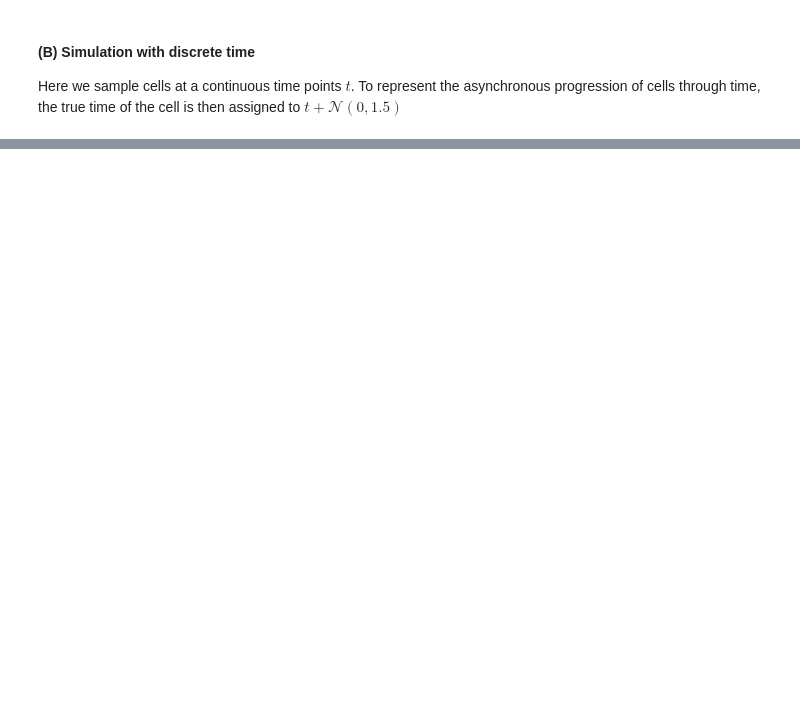
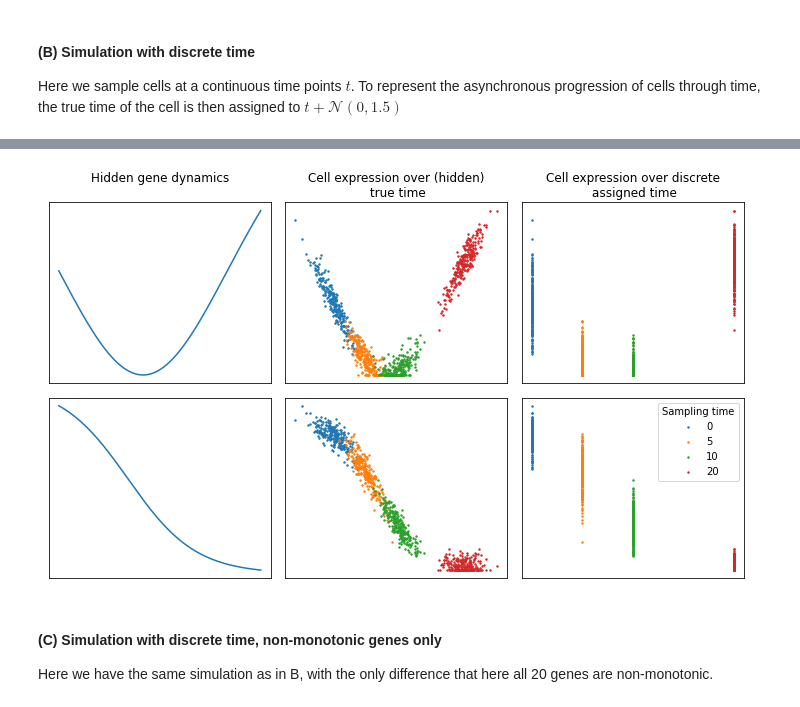
Before and after one commit to bjbouman/time_series_analysis, a Jupyter notebook: code/8.1.simulation_time_series.ipynb, the cells around one changed output, grey strips where cells are left out. Saved outputs shown, nothing was run; the diff lists cells and outputs as text; code cells hidden in the pictures; blank space fills up the shorter version.

```diff
--- a/code/8.1.simulation_time_series.ipynb
+++ b/code/8.1.simulation_time_series.ipynb
@@ -198,0 +218,39 @@ plt.show()
+# %%
+# let's have a look at 2 genes
+
+# hidden dynamics
+t = np.linspace(0,20,n_cells)
+monotonic_X = noise_and_scale(simulate_monotonic_genes(t), 0)
+complex_X = noise_and_scale(simulate_complex_genes(t), 0)
+
+f, axs = plt.subplots(2, 3, figsize=(10, 6))
+
+idx = 11 # complex gene idx
+axs[0,0].plot(t, complex_X[:,idx-10])
+for i in np.unique(assigned_time):
+    axs[0,1].scatter(time[assigned_time==i], X[:,idx][assigned_time==i], s=2)
+    axs[0,2].scatter(assigned_time[assigned_time==i], X[:,idx][assigned_time==i], s=2)
+axs[0,0].set_title("Hidden gene dynamics\n")
+axs[0,1].set_title("Cell expression over (hidden)\n true time")
+axs[0,2].set_title("Cell expression over discrete\n assigned time")
+
+idx = 1 # simple gene idx
+axs[1,0].plot(t, monotonic_X[:,idx])
+for i in np.unique(assigned_time):
+    axs[1,1].scatter(time[assigned_time==i], X[:,idx][assigned_time==i], s=2)
+    axs[1,2].scatter(assigned_time[assigned_time==i], X[:,idx][assigned_time==i], s=2,
+                     label=i)
+
+for ax in axs.flatten():
+    ax.set_xticks([])
+    ax.set_yticks([])
+
+plt.legend(title="Sampling time", loc='upper right')
+plt.tight_layout()
+plt.show()
+# %% [output]
+[figure, added]
+# %% [markdown]
+#### (C) Simulation with discrete time, non-monotonic genes only
+
+Here we have the same simulation as in B, with the only difference that here all 20 genes are non-monotonic.
```
Also changed, not shown: parts of 20 cells of this notebook, 1 other file.
